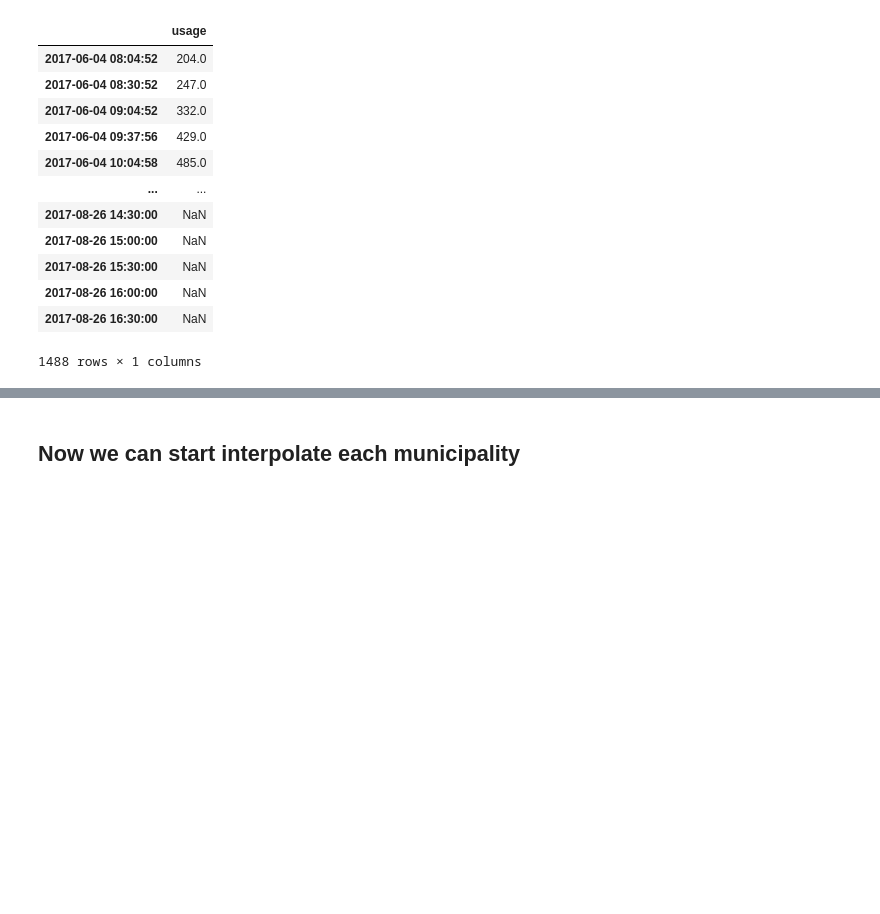
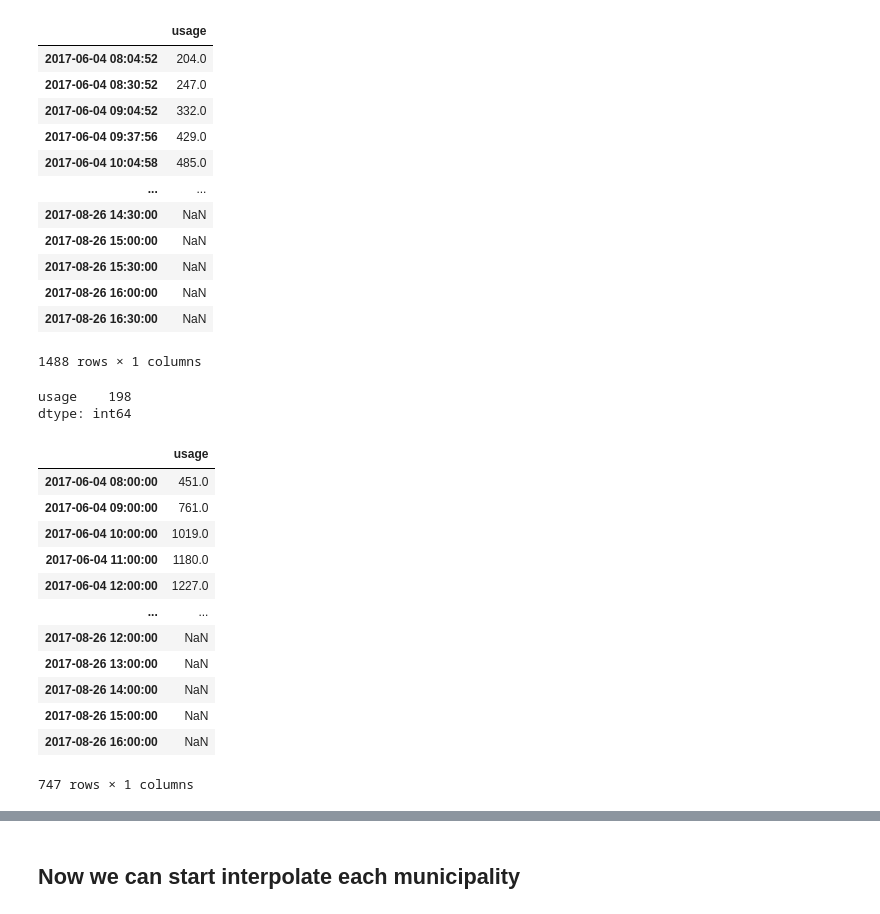
Before and after one commit to EmincanY/TimeSeriesModels-MunicipalityPredictions, a Jupyter notebook: Emincan_YILMAZ_interview.ipynb, the cells around one changed output, grey strips where cells are left out. Cells and saved outputs as stored; diff of their text form; code cells hidden in the pictures; blank space fills up the shorter version.

Commit message:
Datetime indexes format changed. Frequency set to hourly

```diff
--- a/Emincan_YILMAZ_interview.ipynb
+++ b/Emincan_YILMAZ_interview.ipynb
@@ -979,3 +979,54 @@ df_0
 | 2017-08-26 16:00:00 | NaN |
 | 2017-08-26 16:30:00 | NaN |
 1488 rows × 1 columns
+# %%
+df_0.isna().sum()
+# %% [output]
+usage    198
+dtype: int64
+# %%
+df_0.index = df_0.index.floor('H')  # df_0.index = pd.to_datetime(df_0.index, format='%Y-%m-%d %H:%M:%S').strftime('%Y-%m-%d %H')
+df_0 = (df_0.groupby(df_0.index).sum()).replace(0,np.nan) # df_0 = df_0.resample('D').sum()
+
+df_1.index = df_1.index.floor('H')
+df_1 = (df_1.groupby(df_1.index).sum()).replace(0,np.nan)
+
+df_2.index = df_2.index.floor('H')
+df_2 = (df_2.groupby(df_2.index).sum()).replace(0,np.nan)
+
+df_3.index = df_3.index.floor('H')
+df_3 = (df_3.groupby(df_3.index).sum()).replace(0,np.nan)
+
+df_4.index = df_4.index.floor('H')
+df_4 = (df_4.groupby(df_4.index).sum()).replace(0,np.nan)
+
+df_5.index = df_5.index.floor('H')
+df_5 = (df_5.groupby(df_5.index).sum()).replace(0,np.nan)
+
+df_6.index = df_6.index.floor('H')
+df_6 = (df_6.groupby(df_6.index).sum()).replace(0,np.nan)
+
+df_7.index = df_7.index.floor('H')
+df_7 = (df_7.groupby(df_7.index).sum()).replace(0,np.nan)
+
+df_8.index = df_8.index.floor('H')
+df_8 = (df_8.groupby(df_8.index).sum()).replace(0,np.nan)
+
+df_9.index = df_9.index.floor('H')
+df_9 = (df_9.groupby(df_9.index).sum()).replace(0,np.nan)
+# %%
+df_0
+# %% [output]
+|  | usage |
+| 2017-06-04 08:00:00 | 451.0 |
+| 2017-06-04 09:00:00 | 761.0 |
+| 2017-06-04 10:00:00 | 1019.0 |
+| 2017-06-04 11:00:00 | 1180.0 |
+| 2017-06-04 12:00:00 | 1227.0 |
+| ... | ... |
+| 2017-08-26 12:00:00 | NaN |
+| 2017-08-26 13:00:00 | NaN |
+| 2017-08-26 14:00:00 | NaN |
+| 2017-08-26 15:00:00 | NaN |
+| 2017-08-26 16:00:00 | NaN |
+747 rows × 1 columns
```
Also changed, not shown: parts of 24 cells of this notebook.
